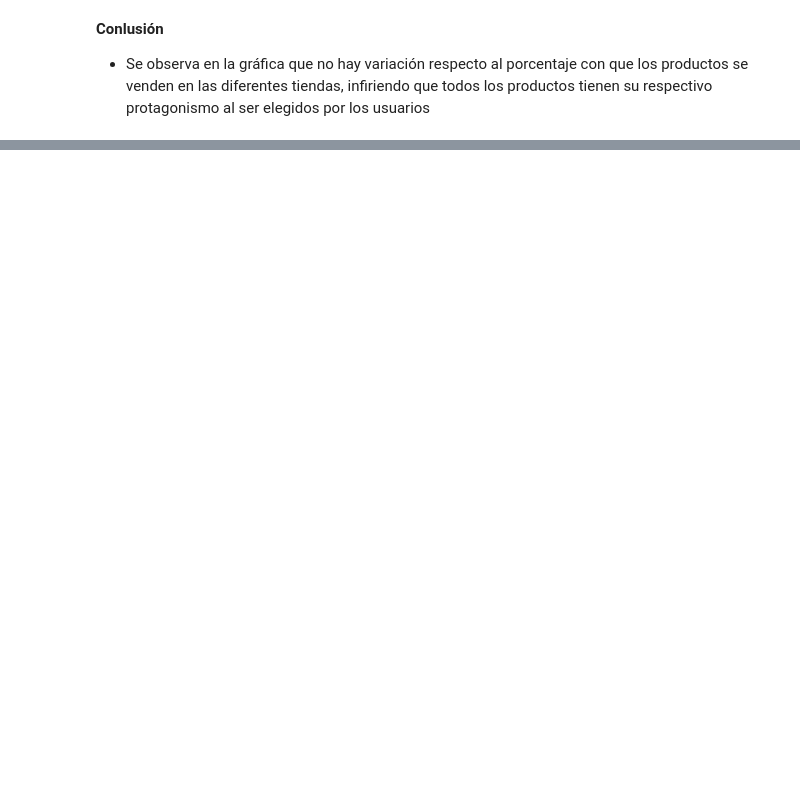
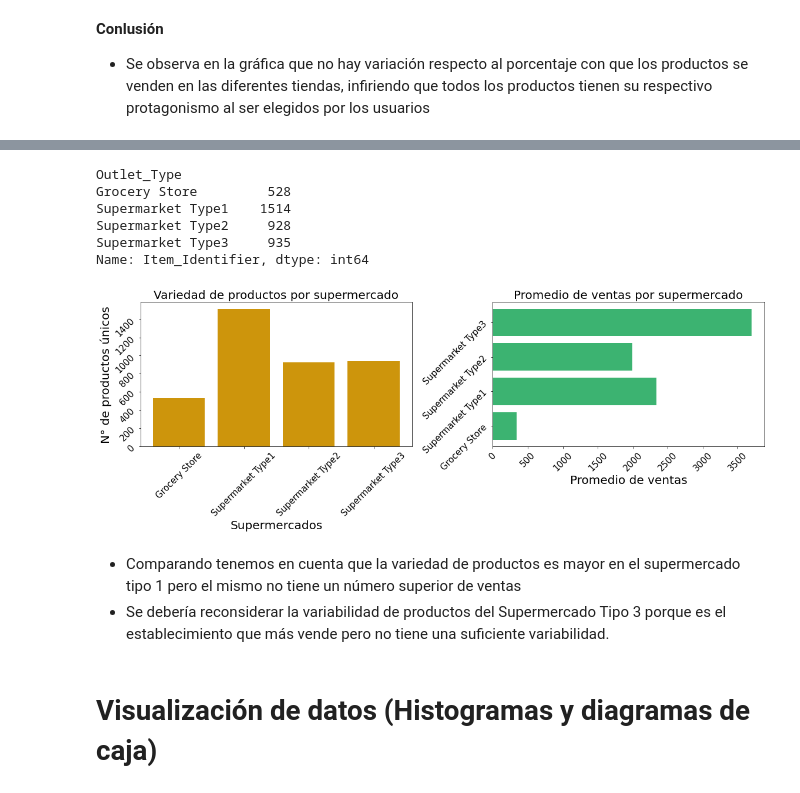
Before and after one commit to Nicolaser1102/predicciones_ventas_comida, a Jupyter notebook: Predicciones_venta_comida.ipynb, the cells around one changed output, grey strips where cells are left out. Cells and saved outputs as stored; diff of their text form; code cells hidden in the pictures; blank space fills up the shorter version.

```diff
--- a/Predicciones_venta_comida.ipynb
+++ b/Predicciones_venta_comida.ipynb
@@ -449,0 +476,43 @@ pass
+# %%
+datos_grafico4 = sales_predictions_df1.groupby('Outlet_Type')['Item_Identifier'].nunique()
+datos_grafico4
+# %% [output]
+Outlet_Type
+Grocery Store         528
+Supermarket Type1    1514
+Supermarket Type2     928
+Supermarket Type3     935
+Name: Item_Identifier, dtype: int64
+# %%
+grafico_4_ejey =list(datos_grafico4.values)
+grafico_4_ejex = list(datos_grafico4.keys())
+# %%
+fig4 = plt.figure (figsize=(16,6))
+
+ax1 = fig4.add_subplot(1,2,1)
+ax2= fig4.add_subplot(1,2,2)
+
+#confirguramos gráfico 1
+ax1.bar(grafico_4_ejex, grafico_4_ejey, color= 	'#CD950C')
+ax1.set_ylabel('N° de productos únicos', fontsize=20)
+ax1.set_xlabel('Supermercados', fontsize=20)
+ax1.set_title('Variedad de productos por supermercado',fontsize=20)
+ax1.tick_params( labelsize=15, rotation=45)
+#configuramos grafico 2
+ax2.barh(grafico1_ejex,grafico1_ejey,color='#3CB371')
+plt.xlabel('Promedio de ventas', fontsize=20)
+plt.title('Promedio de ventas por supermercado',fontsize=20)
+plt.xticks(rotation=45,fontsize = 15)
+plt.yticks(rotation=45,fontsize=15)
+
+fig4.tight_layout()
+
+
+pass
+# %% [output]
+[figure, added]
+# %% [markdown]
+- Comparando tenemos en cuenta que la variedad de productos es mayor en el supermercado tipo 1 pero el mismo no tiene un número superior de ventas
+- Se debería reconsiderar la variabilidad de productos del Supermercado Tipo 3 porque es el establecimiento que más vende pero no tiene una suficiente variabilidad.
+# %% [markdown]
+# Visualización de datos (Histogramas y diagramas de caja)
```
Also changed, not shown: parts of 35 cells of this notebook.
